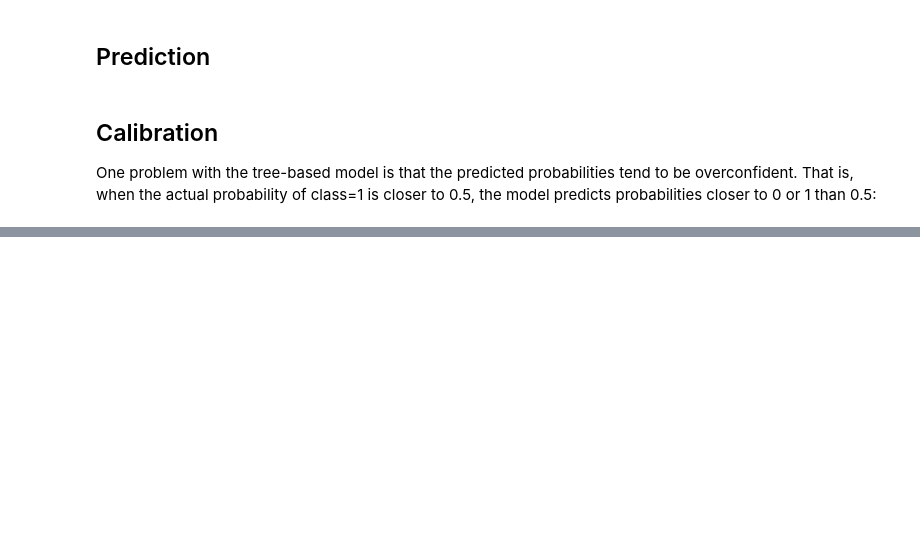
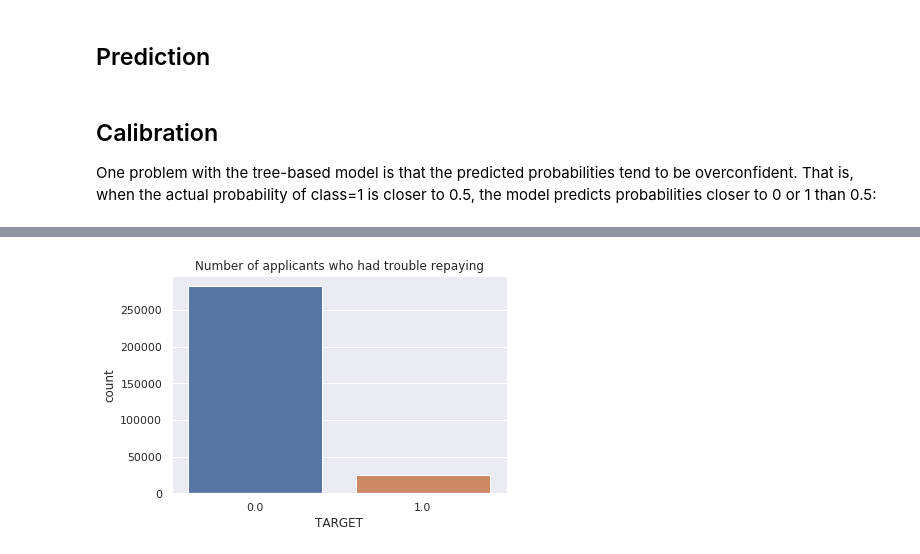
Before and after one commit to brendanhasz/home-credit-group, a Jupyter notebook: HomeCreditGroup.ipynb, the cells around one changed output, grey strips where cells are left out. Saved outputs shown, nothing was run; the diff lists cells and outputs as text; code cells hidden in the pictures; blank space fills up the shorter version.

```diff
--- a/HomeCreditGroup.ipynb
+++ b/HomeCreditGroup.ipynb
@@ -396,0 +461,7 @@ df_out.to_csv('xgboost_calibrated.csv', index=False)
+# %%
+# Show distribution of target variable
+sns.countplot(x='TARGET', data=app)
+plt.title('Number of applicants who had trouble repaying')
+plt.show()
+# %% [output]
+[figure, added]
```
Also changed, not shown: parts of 14 cells of this notebook.
